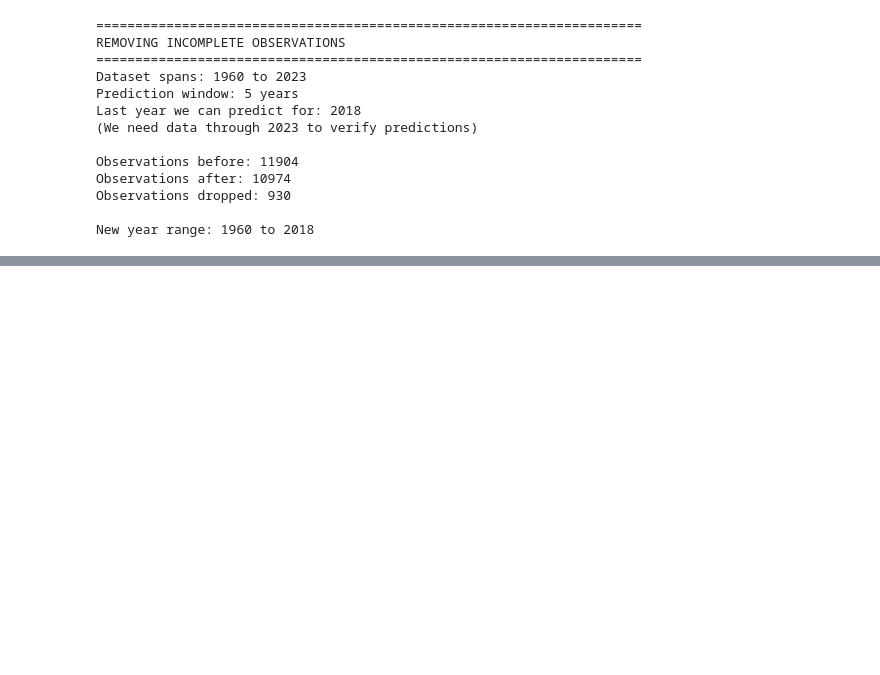
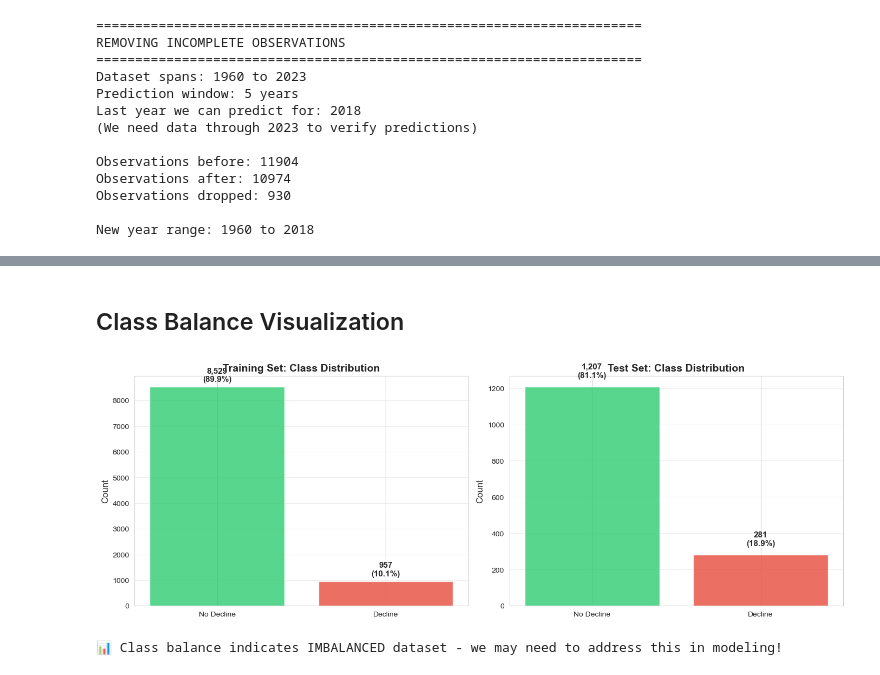
Before and after one commit to 3028Bikalpa/STATS201_project_Bikki, a Jupyter notebook: project_code.ipynb, the cells around one changed output, grey strips where cells are left out. Drawn from its saved outputs; the diff is of its cells as text; code cells hidden in the pictures; blank space fills up the shorter version.

```diff
--- a/project_code.ipynb
+++ b/project_code.ipynb
@@ -328,0 +645,44 @@ New year range: 1960 to 2018
+# %% [markdown]
+## Class Balance Visualization
+# %%
+import seaborn as sns
+
+sns.set_style("whitegrid")
+plt.rcParams['figure.figsize'] = (14, 5)
+
+# 1. Class Balance Analysis
+fig, axes = plt.subplots(1, 2, figsize=(14, 5))
+
+# Training set distribution
+train_counts = train_data['future_decline'].value_counts().sort_index()
+axes[0].bar(['No Decline', 'Decline'], train_counts.values, color=['#2ecc71', '#e74c3c'], alpha=0.8)
+axes[0].set_title('Training Set: Class Distribution', fontsize=14, fontweight='bold')
+axes[0].set_ylabel('Count', fontsize=12)
+axes[0].text(0, train_counts[0] + 200, f'{train_counts[0]:,}\n({train_counts[0]/len(train_data)*100:.1f}%)',
+             ha='center', fontsize=11, fontweight='bold')
+axes[0].text(1, train_counts[1] + 200, f'{train_counts[1]:,}\n({train_counts[1]/len(train_data)*100:.1f}%)',
+             ha='center', fontsize=11, fontweight='bold')
+axes[0].grid(axis='y', alpha=0.3)
+
+# Test set distribution
+test_counts = test_data['future_decline'].value_counts().sort_index()
+axes[1].bar(['No Decline', 'Decline'], test_counts.values, color=['#2ecc71', '#e74c3c'], alpha=0.8)
+axes[1].set_title('Test Set: Class Distribution', fontsize=14, fontweight='bold')
+axes[1].set_ylabel('Count', fontsize=12)
+axes[1].text(0, test_counts[0] + 50, f'{test_counts[0]:,}\n({test_counts[0]/len(test_data)*100:.1f}%)',
+             ha='center', fontsize=11, fontweight='bold')
+axes[1].text(1, test_counts[1] + 50, f'{test_counts[1]:,}\n({test_counts[1]/len(test_data)*100:.1f}%)',
+             ha='center', fontsize=11, fontweight='bold')
+axes[1].grid(axis='y', alpha=0.3)
+
+plt.tight_layout()
+plt.show()
+
+print("📊 Class balance indicates", end=" ")
+if train_counts[1]/len(train_data) < 0.3:
+    print("IMBALANCED dataset - we may need to address this in modeling!")
+else:
+    print("relatively balanced dataset.")
+# %% [output]
+[figure, added]
+📊 Class balance indicates IMBALANCED dataset - we may need to address this in modeling!
```
Also changed, not shown: parts of 12 cells of this notebook.
